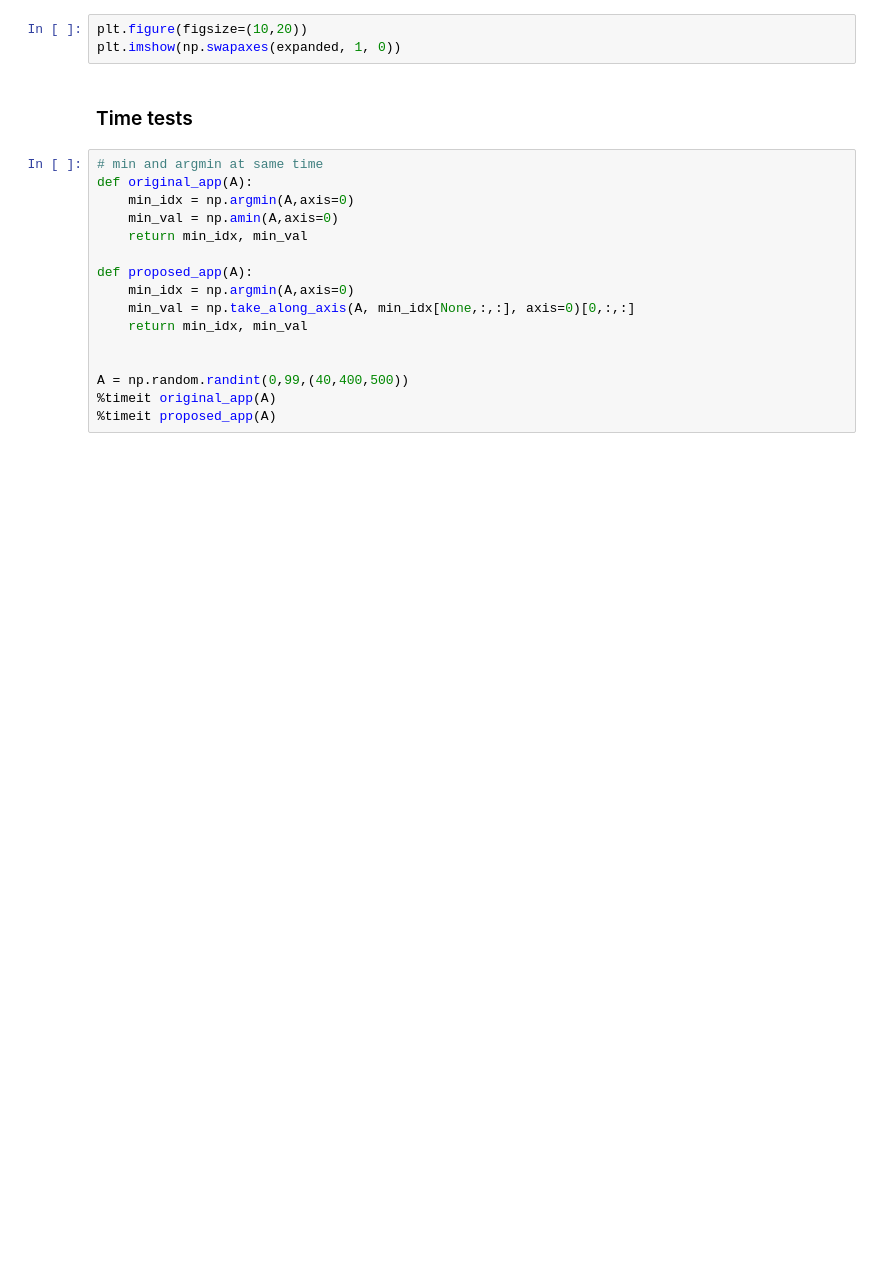
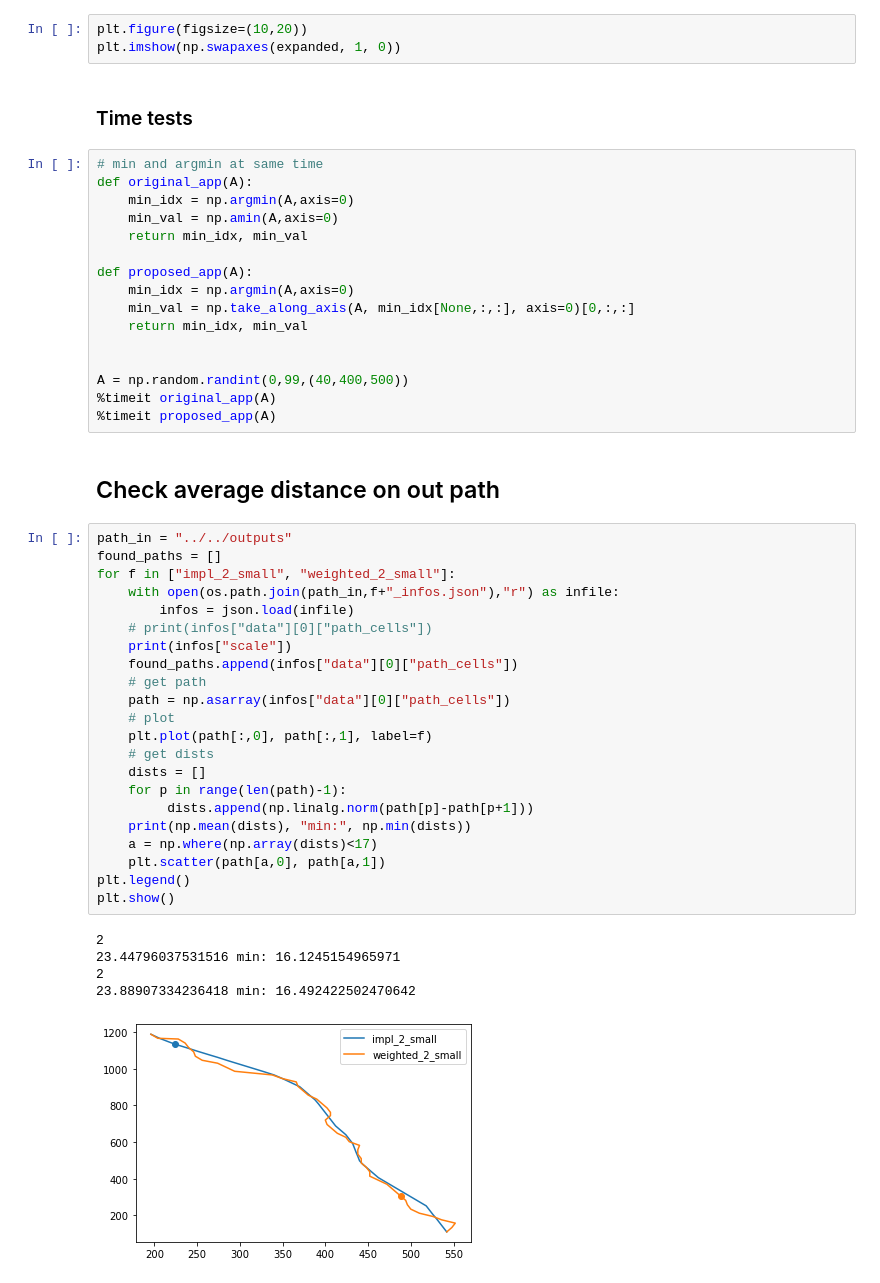
Before and after one commit to NinaWie/PowerPlanner, a Jupyter notebook: notebooks/evaluation.ipynb, the cells around one changed output. Saved outputs shown, nothing was run; the diff lists cells and outputs as text; blank space fills up the shorter version.

```diff
--- a/notebooks/evaluation.ipynb
+++ b/notebooks/evaluation.ipynb
@@ -173,3 +173,33 @@ def proposed_app(A):
 A = np.random.randint(0,99,(40,400,500))
 %timeit original_app(A)
 %timeit proposed_app(A)
+# %% [markdown]
+## Check average distance on out path
+# %%
+path_in = "../../outputs"
+found_paths = []
+for f in ["impl_2_small", "weighted_2_small"]:
+    with open(os.path.join(path_in,f+"_infos.json"),"r") as infile:
+        infos = json.load(infile)
+    # print(infos["data"][0]["path_cells"])
+    print(infos["scale"])
+    found_paths.append(infos["data"][0]["path_cells"])
+    # get path
+    path = np.asarray(infos["data"][0]["path_cells"])
+    # plot
+    plt.plot(path[:,0], path[:,1], label=f)
+    # get dists
+    dists = []
+    for p in range(len(path)-1):
+         dists.append(np.linalg.norm(path[p]-path[p+1]))
+    print(np.mean(dists), "min:", np.min(dists))
+    a = np.where(np.array(dists)<17)
+    plt.scatter(path[a,0], path[a,1])
+plt.legend()
+plt.show()
+# %% [output]
+2
+23.44796037531516 min: 16.1245154965971
+2
+23.88907334236418 min: 16.492422502470642
+[figure, added]
```
Also changed, not shown: parts of 2 cells of this notebook, 9 other files.
